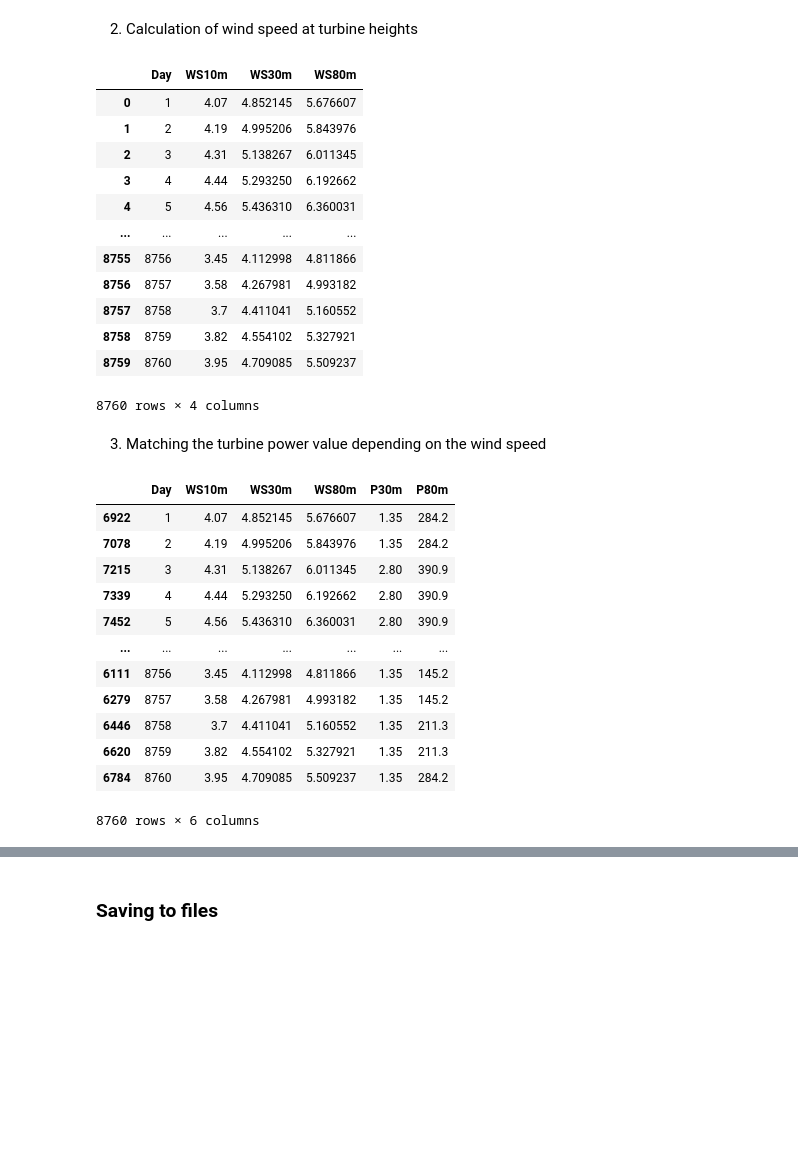
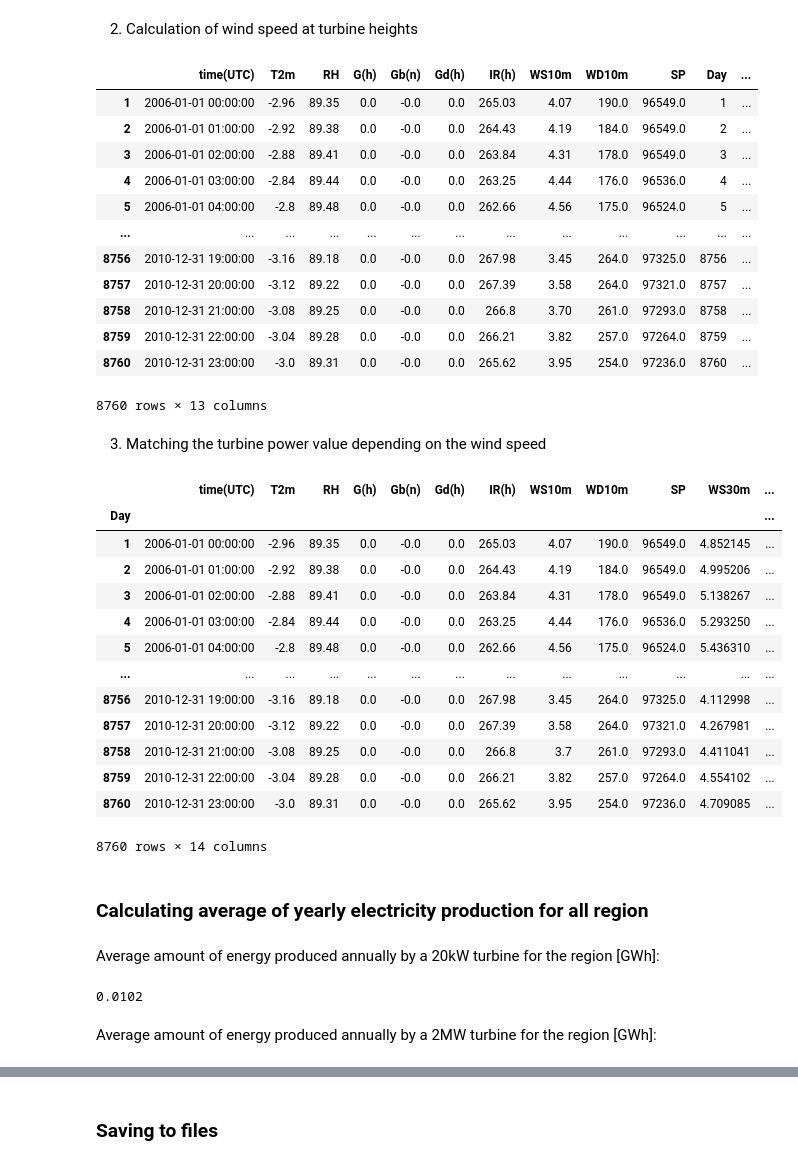
Before and after one commit to dawikrol/Engineering-thesis, a Jupyter notebook: Scripts/Wind_potential.ipynb, the cells around one changed output, grey strips where cells are left out. Saved outputs shown, nothing was run; the diff lists cells and outputs as text; code cells hidden in the pictures; blank space fills up the shorter version.

```diff
--- a/Scripts/Wind_potential.ipynb
+++ b/Scripts/Wind_potential.ipynb
@@ -111,7 +111,7 @@ for key in dataframes:
     cl_data = cl_data.reset_index(drop=True)
     cl_data = cl_data.drop(cl_data.index[0])
     cl_data.columns.name = None
-    cl_data = cl_data.reset_index(drop=True)
+    #cl_data = cl_data.reset_index(drop=True)
     cl_data['Day'] = np.arange(1, len(cl_data)+1) #adding 'Day' maybe confused here because is similar to index but it will be really helpful latter
     cl_data['time(UTC)'] = pd.to_datetime(cl_data['time(UTC)'], format='%Y%m%d:%H%M')
 
@@ -207,49 +207,55 @@ pd.options.mode.chained_assignment = None  # default='warn', pandas is warning t
 final_results = {}
 
 for key in cleared_df:
-    cl_data = cleared_df[key][['Day','WS10m']]
-    cl_data['WS30m'] = cl_data['WS10m'].apply(lambda x: float(x)*(h_t1/h_orginal)**(alpha))
-    cl_data['WS80m'] = cl_data['WS10m'].apply(lambda x: float(x)*(h_t2/h_orginal)**(alpha))
+    cl_data = cleared_df[key]
+    cl_data['WS10m'] = cl_data['WS10m'].astype(float)
+    cl_data['WS30m'] = cl_data['WS10m'].apply(lambda x: x*(h_t1/h_orginal)**(alpha))
+    cl_data['WS80m'] = cl_data['WS10m'].apply(lambda x: x*(h_t2/h_orginal)**(alpha))
     final_results[key] = cl_data
 final_results[list(dataframes.keys())[0]]
 # %% [output]
-|  | Day | WS10m | WS30m | WS80m |
-| 0 | 1 | 4.07 | 4.852145 | 5.676607 |
-| 1 | 2 | 4.19 | 4.995206 | 5.843976 |
-| 2 | 3 | 4.31 | 5.138267 | 6.011345 |
-| 3 | 4 | 4.44 | 5.293250 | 6.192662 |
-| 4 | 5 | 4.56 | 5.436310 | 6.360031 |
-| ... | ... | ... | ... | ... |
-| 8755 | 8756 | 3.45 | 4.112998 | 4.811866 |
-| 8756 | 8757 | 3.58 | 4.267981 | 4.993182 |
-| 8757 | 8758 | 3.7 | 4.411041 | 5.160552 |
-| 8758 | 8759 | 3.82 | 4.554102 | 5.327921 |
-| 8759 | 8760 | 3.95 | 4.709085 | 5.509237 |
+|  | time(UTC) | T2m | RH | G(h) | Gb(n) | Gd(h) | IR(h) | WS10m | WD10m | SP | Day | ... |
+| 1 | 2006-01-01 00:00:00 | -2.96 | 89.35 | 0.0 | -0.0 | 0.0 | 265.03 | 4.07 | 190.0 | 96549.0 | 1 | ... |
+| 2 | 2006-01-01 01:00:00 | -2.92 | 89.38 | 0.0 | -0.0 | 0.0 | 264.43 | 4.19 | 184.0 | 96549.0 | 2 | ... |
+| 3 | 2006-01-01 02:00:00 | -2.88 | 89.41 | 0.0 | -0.0 | 0.0 | 263.84 | 4.31 | 178.0 | 96549.0 | 3 | ... |
+| 4 | 2006-01-01 03:00:00 | -2.84 | 89.44 | 0.0 | -0.0 | 0.0 | 263.25 | 4.44 | 176.0 | 96536.0 | 4 | ... |
+| 5 | 2006-01-01 04:00:00 | -2.8 | 89.48 | 0.0 | -0.0 | 0.0 | 262.66 | 4.56 | 175.0 | 96524.0 | 5 | ... |
+| ... | ... | ... | ... | ... | ... | ... | ... | ... | ... | ... | ... | ... |
+| 8756 | 2010-12-31 19:00:00 | -3.16 | 89.18 | 0.0 | -0.0 | 0.0 | 267.98 | 3.45 | 264.0 | 97325.0 | 8756 | ... |
+| 8757 | 2010-12-31 20:00:00 | -3.12 | 89.22 | 0.0 | -0.0 | 0.0 | 267.39 | 3.58 | 264.0 | 97321.0 | 8757 | ... |
+| 8758 | 2010-12-31 21:00:00 | -3.08 | 89.25 | 0.0 | -0.0 | 0.0 | 266.8 | 3.70 | 261.0 | 97293.0 | 8758 | ... |
+| 8759 | 2010-12-31 22:00:00 | -3.04 | 89.28 | 0.0 | -0.0 | 0.0 | 266.21 | 3.82 | 257.0 | 97264.0 | 8759 | ... |
+| 8760 | 2010-12-31 23:00:00 | -3.0 | 89.31 | 0.0 | -0.0 | 0.0 | 265.62 | 3.95 | 254.0 | 97236.0 | 8760 | ... |
-8760 rows × 4 columns
+8760 rows × 13 columns
 # %% [markdown]
 3. Matching the turbine power value depending on the wind speed
 # %%
 for key in final_results:
 
     dataP30 = pd.merge_asof(final_results[key].sort_values('WS30m'), turbine_20kW, on='WS30m')
     final_results[key] = dataP30
     dataP80 = pd.merge_asof(final_results[key].sort_values('WS80m'), turbine_2MW, on='WS80m')
-    final_results[key] = dataP80.sort_values('Day') #now we see why was added 'Day' column,
-    #ofc we can care about index during every change but IMO in this case it is easier to manage it in this way.
+    dataP80.sort_values('Day', inplace=True)
+    dataP80.set_index('Day', inplace=True)
+    final_results[key] = dataP80
+
 
 
 final_results[list(dataframes.keys())[0]]
 # %% [output]
-|  | Day | WS10m | WS30m | WS80m | P30m | P80m |
-| 6922 | 1 | 4.07 | 4.852145 | 5.676607 | 1.35 | 284.2 |
-| 7078 | 2 | 4.19 | 4.995206 | 5.843976 | 1.35 | 284.2 |
-| 7215 | 3 | 4.31 | 5.138267 | 6.011345 | 2.80 | 390.9 |
-| 7339 | 4 | 4.44 | 5.293250 | 6.192662 | 2.80 | 390.9 |
-| 7452 | 5 | 4.56 | 5.436310 | 6.360031 | 2.80 | 390.9 |
-| ... | ... | ... | ... | ... | ... | ... |
-| 6111 | 8756 | 3.45 | 4.112998 | 4.811866 | 1.35 | 145.2 |
-| 6279 | 8757 | 3.58 | 4.267981 | 4.993182 | 1.35 | 145.2 |
-| 6446 | 8758 | 3.7 | 4.411041 | 5.160552 | 1.35 | 211.3 |
-| 6620 | 8759 | 3.82 | 4.554102 | 5.327921 | 1.35 | 211.3 |
-| 6784 | 8760 | 3.95 | 4.709085 | 5.509237 | 1.35 | 284.2 |
+|  | time(UTC) | T2m | RH | G(h) | Gb(n) | Gd(h) | IR(h) | WS10m | WD10m | SP | WS30m | ... |
+| Day |  |  |  |  |  |  |  |  |  |  |  | ... |
+| 1 | 2006-01-01 00:00:00 | -2.96 | 89.35 | 0.0 | -0.0 | 0.0 | 265.03 | 4.07 | 190.0 | 96549.0 | 4.852145 | ... |
+| 2 | 2006-01-01 01:00:00 | -2.92 | 89.38 | 0.0 | -0.0 | 0.0 | 264.43 | 4.19 | 184.0 | 96549.0 | 4.995206 | ... |
+| 3 | 2006-01-01 02:00:00 | -2.88 | 89.41 | 0.0 | -0.0 | 0.0 | 263.84 | 4.31 | 178.0 | 96549.0 | 5.138267 | ... |
+| 4 | 2006-01-01 03:00:00 | -2.84 | 89.44 | 0.0 | -0.0 | 0.0 | 263.25 | 4.44 | 176.0 | 96536.0 | 5.293250 | ... |
+| 5 | 2006-01-01 04:00:00 | -2.8 | 89.48 | 0.0 | -0.0 | 0.0 | 262.66 | 4.56 | 175.0 | 96524.0 | 5.436310 | ... |
+| ... | ... | ... | ... | ... | ... | ... | ... | ... | ... | ... | ... | ... |
+| 8756 | 2010-12-31 19:00:00 | -3.16 | 89.18 | 0.0 | -0.0 | 0.0 | 267.98 | 3.45 | 264.0 | 97325.0 | 4.112998 | ... |
+| 8757 | 2010-12-31 20:00:00 | -3.12 | 89.22 | 0.0 | -0.0 | 0.0 | 267.39 | 3.58 | 264.0 | 97321.0 | 4.267981 | ... |
+| 8758 | 2010-12-31 21:00:00 | -3.08 | 89.25 | 0.0 | -0.0 | 0.0 | 266.8 | 3.7 | 261.0 | 97293.0 | 4.411041 | ... |
+| 8759 | 2010-12-31 22:00:00 | -3.04 | 89.28 | 0.0 | -0.0 | 0.0 | 266.21 | 3.82 | 257.0 | 97264.0 | 4.554102 | ... |
+| 8760 | 2010-12-31 23:00:00 | -3.0 | 89.31 | 0.0 | -0.0 | 0.0 | 265.62 | 3.95 | 254.0 | 97236.0 | 4.709085 | ... |
-8760 rows × 6 columns
+8760 rows × 14 columns
+# %% [markdown]
+### Calculating average of yearly electricity production for all region
@@ -255,0 +273,9 @@ final_results[list(dataframes.keys())[0]]
+# %% [markdown]
+Average amount of energy produced annually by a 20kW turbine for the region [GWh]:
+# %%
+ave_30_GWh = np.round(ave_30/1000000, 4)
+ave_30_GWh
+# %% [output]
+0.0102
+# %% [markdown]
+Average amount of energy produced annually by a 2MW turbine for the region [GWh]:
```
Also changed, not shown: parts of 10 cells of this notebook.
